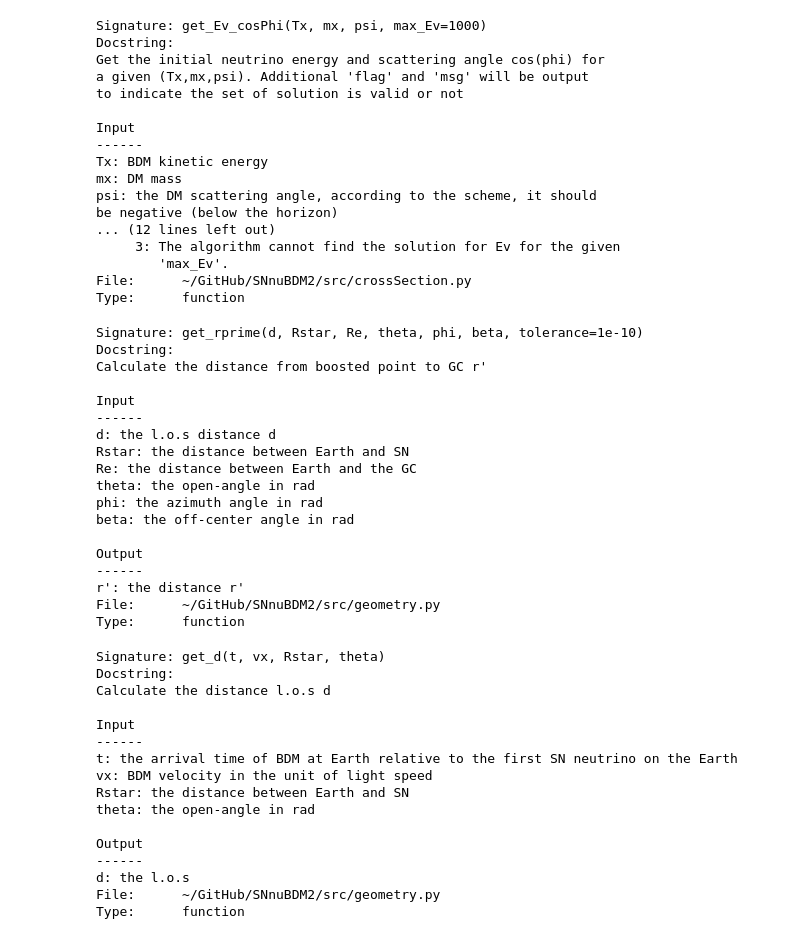
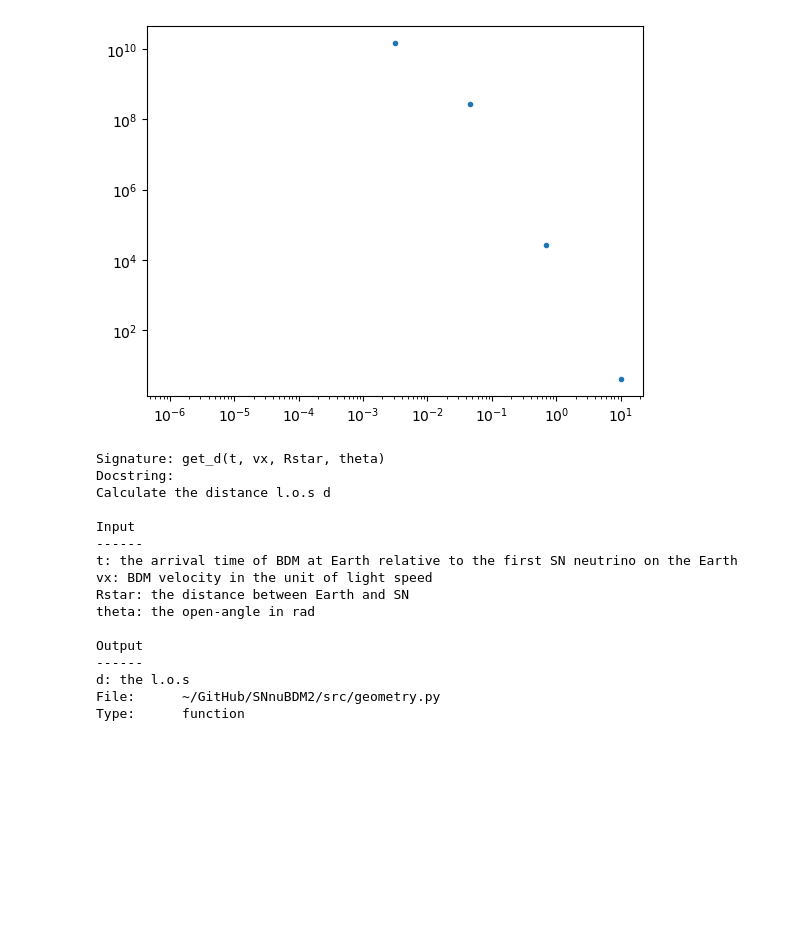
Before and after one commit to yenhsunlin/SNnuBDM2, a Jupyter notebook: src/snvbdm.ipynb, the cells around one changed output. Drawn from its saved outputs; the diff is of its cells as text; code cells hidden in the pictures; blank space fills up the shorter version.

```diff
--- a/src/snvbdm.ipynb
+++ b/src/snvbdm.ipynb
@@ -320,9 +330,24 @@ Text(0.5, 1.0, '$T_\\chi = 10$ MeV, $m_\\chi = 1$ keV and $g_V=g_D=1$')
 # %%
-plt.plot(time_ls/yr2s,np.abs(bdmflux))
-plt.xscale('log')
-plt.yscale('log')
-plt.xlabel(r'$t$ [yr]')
-plt.ylabel(r'$d\Phi_\chi/dT_\chi$ [MeV^{-1} cm$^{-2} s^{-1}$]')
-plt.title(r'$T_\chi = 5$ MeV, $m_\chi = 1$ keV and $g_V=g_D=1$')
-#plt.ylim(1e-17,1e-9)
+#theta_ls = np.logspace(-5,np.log10(np.pi/2),50)
+#phi_ls = np.linspace(0,2*np.pi,20)
+gV = 1e-6
+gD = 1e-6
+event = []
+mx_ls = np.logspace(-6,1,7)
+#time_ls = np.logspace(np.log10(yr2s)-3,np.log10(yr2s)+1,100)
+integ = vegas.Integrator([[10,30*yr2s],[5,100],[0, 0.5*np.pi]])
+i = 1
+for mx in mx_ls:
+    mV = mx/3
+    # Target function
+    def f(x):
+        t = x[0]
+        Tx = x[1]
+        theta = x[2]
+        return 2*np.pi*diffFluxAtEarth(t,Tx,mx,mV,Rstar,theta,0,0,gV=gV,gD=gD)
+    # Setup integrand for vegas
+    result = integ(f,nitn=10,neval=10000)
+    event.append(result.mean)
+    print(i,end='\r')
+    i+=1
 # %% [output]
@@ -331,44 +356,9 @@ Text(0.5, 1.0, '$T_\\chi = 5$ MeV, $m_\\chi = 1$ keV and $g_V=g_D=1$')
 # %%
-get_Ev_cosPhi?
+plt.plot(mx_ls,event,'.')
+plt.xscale('log')
+plt.yscale('log')
 # %% [output]
-Signature: get_Ev_cosPhi(Tx, mx, psi, max_Ev=1000)
-Docstring:
-Get the initial neutrino energy and scattering angle cos(phi) for
-a given (Tx,mx,psi). Additional 'flag' and 'msg' will be output
-to indicate the set of solution is valid or not
-
-Input
-------
-Tx: BDM kinetic energy
-mx: DM mass
-psi: the DM scattering angle, according to the scheme, it should
-be negative (below the horizon)
-... (12 lines left out)
-     3: The algorithm cannot find the solution for Ev for the given
-        'max_Ev'.
-File:      ~/GitHub/SNnuBDM2/src/crossSection.py
-Type:      function
+[figure, added]
-# %%
-get_rprime?
-# %% [output]
-Signature: get_rprime(d, Rstar, Re, theta, phi, beta, tolerance=1e-10)
-Docstring:
-Calculate the distance from boosted point to GC r'
-
-Input
-------
-d: the l.o.s distance d
-Rstar: the distance between Earth and SN
-Re: the distance between Earth and the GC
-theta: the open-angle in rad
-phi: the azimuth angle in rad
-beta: the off-center angle in rad
-
-Output
-------
-r': the distance r'
-File:      ~/GitHub/SNnuBDM2/src/geometry.py
-Type:      function
 # %%
 get_d?
 # %% [output]
```
Also changed, not shown: parts of 12 cells of this notebook, 3 other files.
